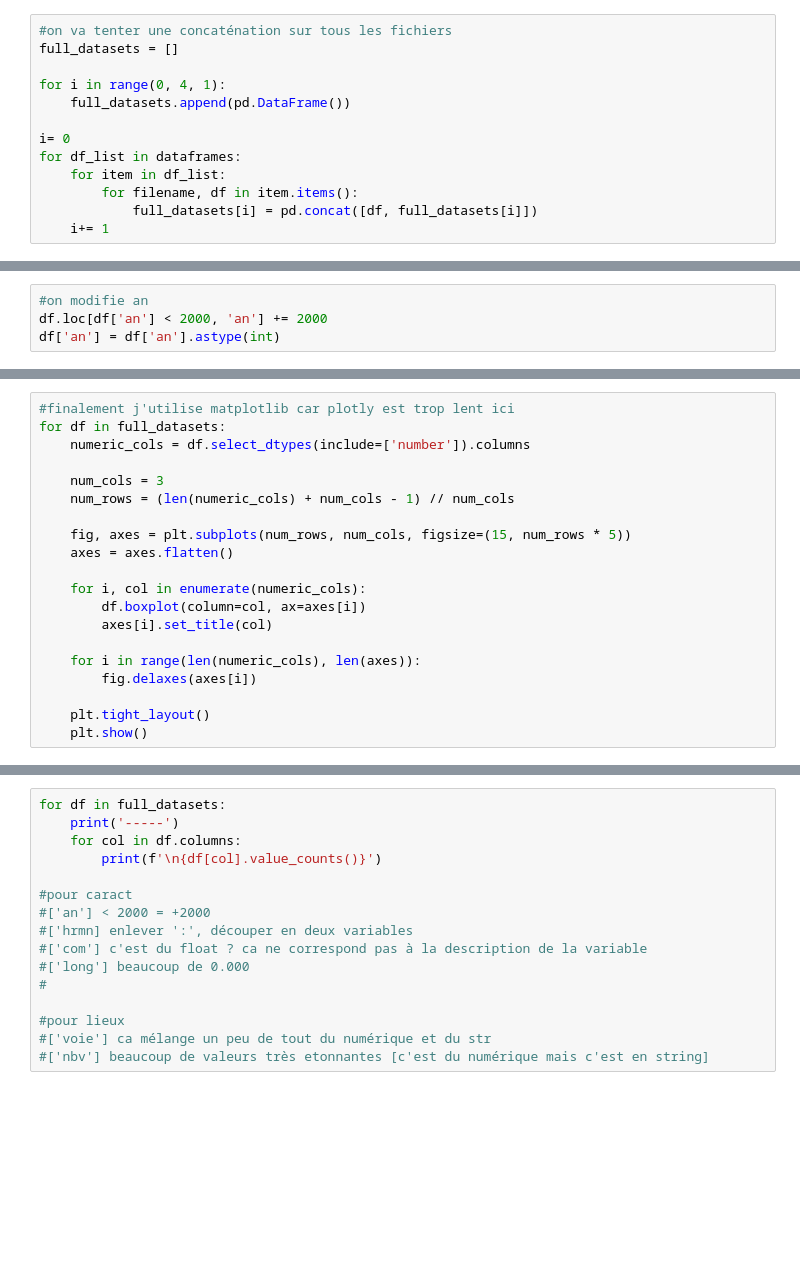
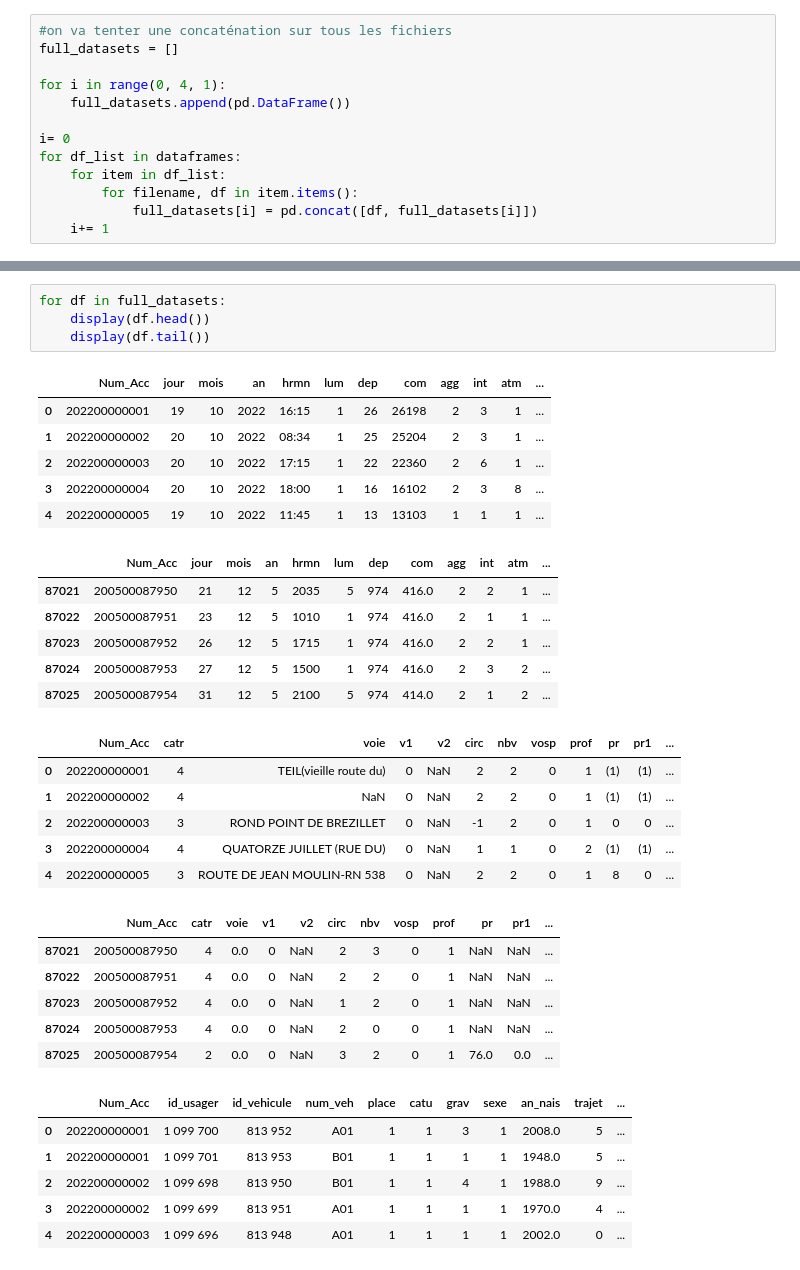
Before and after one commit to remithiney/Projet_Accidentologie, a Jupyter notebook: notebooks/premiere_exploration.ipynb, the cells around one changed output, grey strips where cells are left out. Saved outputs shown, nothing was run; the diff lists cells and outputs as text; blank space fills up the shorter version.

```diff
--- a/notebooks/premiere_exploration.ipynb
+++ b/notebooks/premiere_exploration.ipynb
@@ -396,4 +196,0 @@ except Exception as e:
-# %%
-#on modifie an
-df.loc[df['an'] < 2000, 'an'] += 2000
-df['an'] = df['an'].astype(int)
@@ -414,20 +196,0 @@ except Exception as e:
-# %%
-#finalement j'utilise matplotlib car plotly est trop lent ici
-for df in full_datasets:
-    numeric_cols = df.select_dtypes(include=['number']).columns
-
-    num_cols = 3
-    num_rows = (len(numeric_cols) + num_cols - 1) // num_cols
-
-    fig, axes = plt.subplots(num_rows, num_cols, figsize=(15, num_rows * 5))
-    axes = axes.flatten()
-
-    for i, col in enumerate(numeric_cols):
-        df.boxplot(column=col, ax=axes[i])
-        axes[i].set_title(col)
-
-    for i in range(len(numeric_cols), len(axes)):
-        fig.delaxes(axes[i])
-
-    plt.tight_layout()
-    plt.show()
@@ -439,16 +197,35 @@ for df in full_datasets:
-# %%
-for df in full_datasets:
-    print('-----')
-    for col in df.columns:
-        print(f'\n{df[col].value_counts()}')
-
-#pour caract
-#['an'] < 2000 = +2000
-#['hrmn] enlever ':', découper en deux variables
-#['com'] c'est du float ? ca ne correspond pas à la description de la variable
-#['long'] beaucoup de 0.000
-#
-
-#pour lieux
-#['voie'] ca mélange un peu de tout du numérique et du str
-#['nbv'] beaucoup de valeurs très etonnantes [c'est du numérique mais c'est en string]
+# %%
+for df in full_datasets:
+    display(df.head())
+    display(df.tail())
+# %% [output]
+|  | Num_Acc | jour | mois | an | hrmn | lum | dep | com | agg | int | atm | ... |
+| 0 | 202200000001 | 19 | 10 | 2022 | 16:15 | 1 | 26 | 26198 | 2 | 3 | 1 | ... |
+| 1 | 202200000002 | 20 | 10 | 2022 | 08:34 | 1 | 25 | 25204 | 2 | 3 | 1 | ... |
+| 2 | 202200000003 | 20 | 10 | 2022 | 17:15 | 1 | 22 | 22360 | 2 | 6 | 1 | ... |
+| 3 | 202200000004 | 20 | 10 | 2022 | 18:00 | 1 | 16 | 16102 | 2 | 3 | 8 | ... |
+| 4 | 202200000005 | 19 | 10 | 2022 | 11:45 | 1 | 13 | 13103 | 1 | 1 | 1 | ... |
+|  | Num_Acc | jour | mois | an | hrmn | lum | dep | com | agg | int | atm | ... |
+| 87021 | 200500087950 | 21 | 12 | 5 | 2035 | 5 | 974 | 416.0 | 2 | 2 | 1 | ... |
+| 87022 | 200500087951 | 23 | 12 | 5 | 1010 | 1 | 974 | 416.0 | 2 | 1 | 1 | ... |
+| 87023 | 200500087952 | 26 | 12 | 5 | 1715 | 1 | 974 | 416.0 | 2 | 2 | 1 | ... |
+| 87024 | 200500087953 | 27 | 12 | 5 | 1500 | 1 | 974 | 416.0 | 2 | 3 | 2 | ... |
+| 87025 | 200500087954 | 31 | 12 | 5 | 2100 | 5 | 974 | 414.0 | 2 | 1 | 2 | ... |
+|  | Num_Acc | catr | voie | v1 | v2 | circ | nbv | vosp | prof | pr | pr1 | ... |
+| 0 | 202200000001 | 4 | TEIL(vieille route du) | 0 | NaN | 2 | 2 | 0 | 1 | (1) | (1) | ... |
+| 1 | 202200000002 | 4 | NaN | 0 | NaN | 2 | 2 | 0 | 1 | (1) | (1) | ... |
+| 2 | 202200000003 | 3 | ROND POINT DE BREZILLET | 0 | NaN | -1 | 2 | 0 | 1 | 0 | 0 | ... |
+| 3 | 202200000004 | 4 | QUATORZE JUILLET (RUE DU) | 0 | NaN | 1 | 1 | 0 | 2 | (1) | (1) | ... |
+| 4 | 202200000005 | 3 | ROUTE DE JEAN MOULIN-RN 538 | 0 | NaN | 2 | 2 | 0 | 1 | 8 | 0 | ... |
+|  | Num_Acc | catr | voie | v1 | v2 | circ | nbv | vosp | prof | pr | pr1 | ... |
+| 87021 | 200500087950 | 4 | 0.0 | 0 | NaN | 2 | 3 | 0 | 1 | NaN | NaN | ... |
+| 87022 | 200500087951 | 4 | 0.0 | 0 | NaN | 2 | 2 | 0 | 1 | NaN | NaN | ... |
+| 87023 | 200500087952 | 4 | 0.0 | 0 | NaN | 1 | 2 | 0 | 1 | NaN | NaN | ... |
+| 87024 | 200500087953 | 4 | 0.0 | 0 | NaN | 2 | 0 | 0 | 1 | NaN | NaN | ... |
+| 87025 | 200500087954 | 2 | 0.0 | 0 | NaN | 3 | 2 | 0 | 1 | 76.0 | 0.0 | ... |
+|  | Num_Acc | id_usager | id_vehicule | num_veh | place | catu | grav | sexe | an_nais | trajet | ... |
+| 0 | 202200000001 | 1 099 700 | 813 952 | A01 | 1 | 1 | 3 | 1 | 2008.0 | 5 | ... |
+| 1 | 202200000001 | 1 099 701 | 813 953 | B01 | 1 | 1 | 1 | 1 | 1948.0 | 5 | ... |
+| 2 | 202200000002 | 1 099 698 | 813 950 | B01 | 1 | 1 | 4 | 1 | 1988.0 | 9 | ... |
+| 3 | 202200000002 | 1 099 699 | 813 951 | A01 | 1 | 1 | 1 | 1 | 1970.0 | 4 | ... |
+| 4 | 202200000003 | 1 099 696 | 813 948 | A01 | 1 | 1 | 1 | 1 | 2002.0 | 0 | ... |
```
Also changed, not shown: parts of 16 cells of this notebook, 1 other file.
